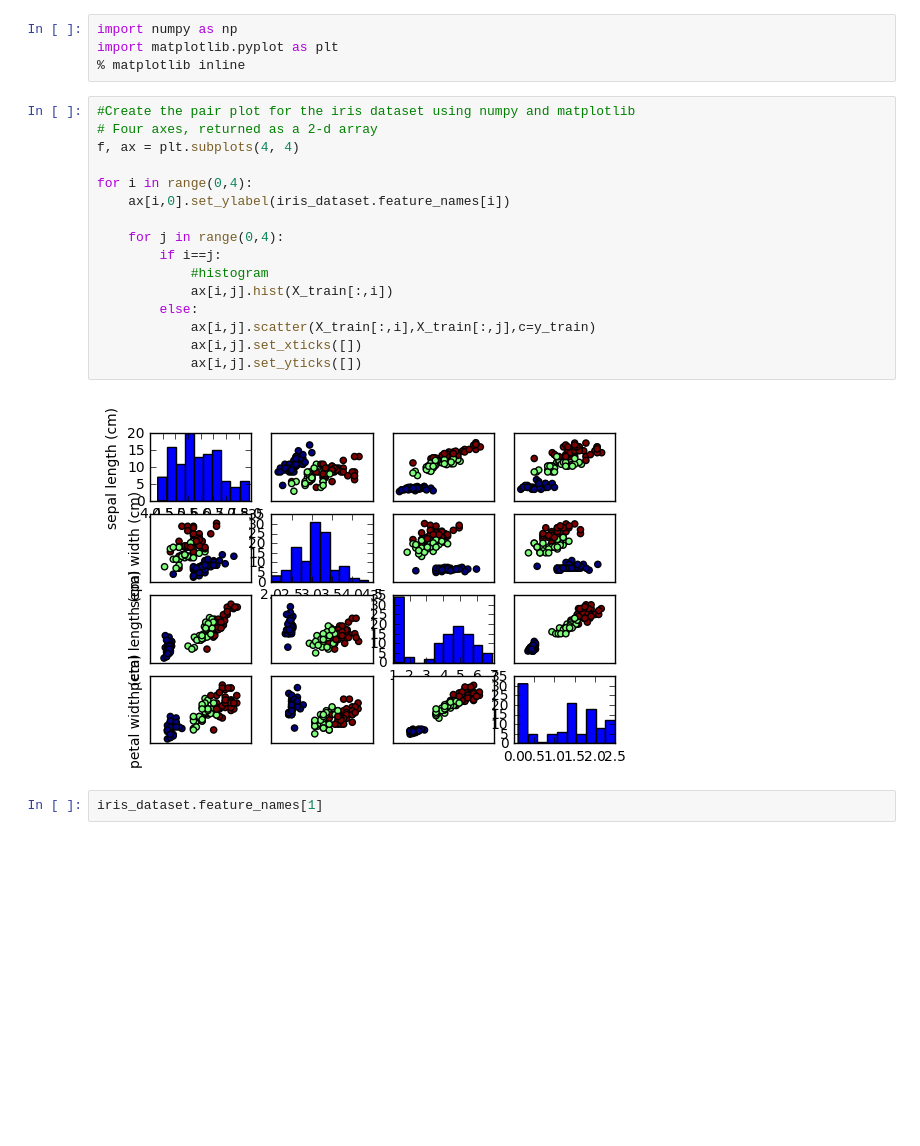
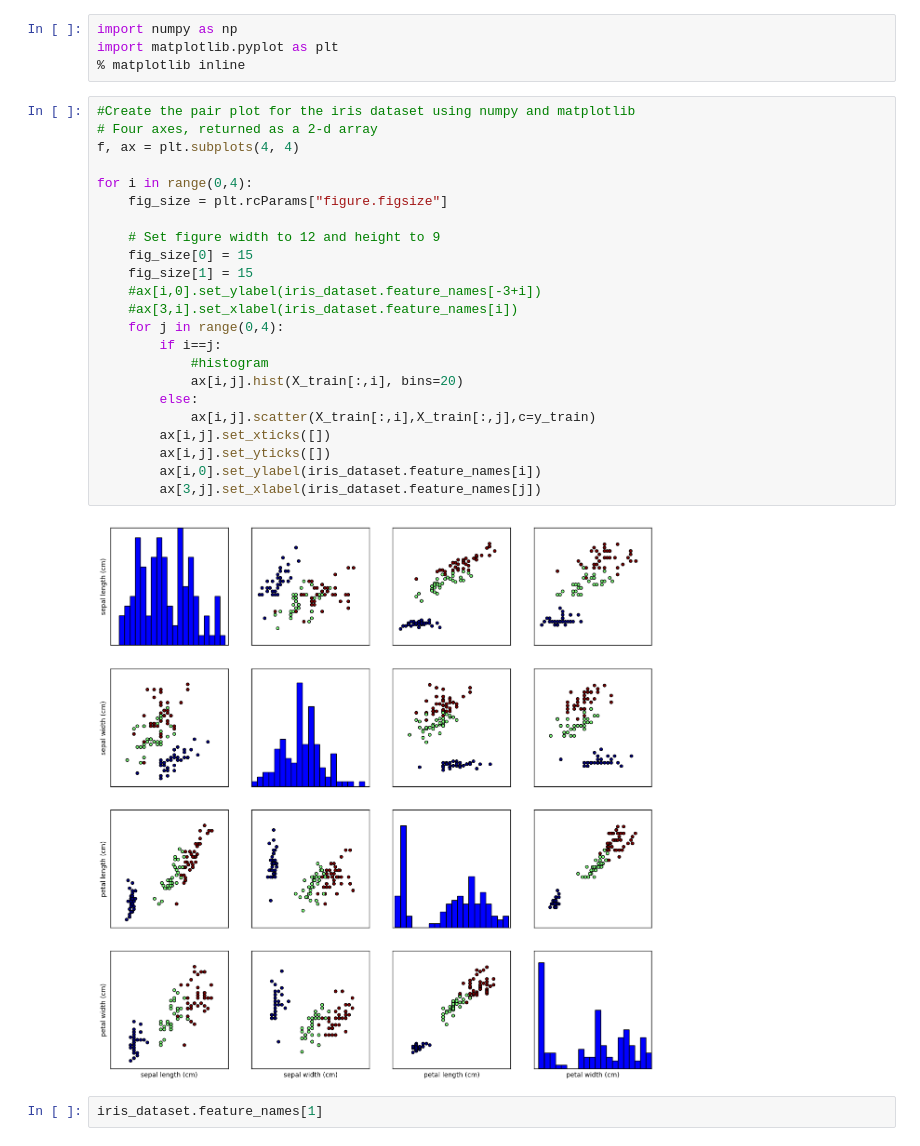
Before and after one commit to CMitropoulos/applied_ml_spring_2017, a Jupyter notebook: hw1Solutions/task4.ipynb, the cells around one changed output. Cells and saved outputs as stored; diff of their text form; blank space fills up the shorter version.

Commit message:
fix the pair plot

```diff
--- a/hw1Solutions/task4.ipynb
+++ b/hw1Solutions/task4.ipynb
@@ -26,21 +26,28 @@ import matplotlib.pyplot as plt
 # %%
 #Create the pair plot for the iris dataset using numpy and matplotlib
 # Four axes, returned as a 2-d array
 f, ax = plt.subplots(4, 4)
 
 for i in range(0,4):
-    ax[i,0].set_ylabel(iris_dataset.feature_names[i])
+    fig_size = plt.rcParams["figure.figsize"]
 
+    # Set figure width to 12 and height to 9
+    fig_size[0] = 15
+    fig_size[1] = 15
+    #ax[i,0].set_ylabel(iris_dataset.feature_names[-3+i])
+    #ax[3,i].set_xlabel(iris_dataset.feature_names[i])
     for j in range(0,4):
         if i==j:
             #histogram
-            ax[i,j].hist(X_train[:,i])
+            ax[i,j].hist(X_train[:,i], bins=20)
         else:
             ax[i,j].scatter(X_train[:,i],X_train[:,j],c=y_train)
-            ax[i,j].set_xticks([])
-            ax[i,j].set_yticks([])
+        ax[i,j].set_xticks([])
+        ax[i,j].set_yticks([])
+        ax[i,0].set_ylabel(iris_dataset.feature_names[i])
+        ax[3,j].set_xlabel(iris_dataset.feature_names[j])
 # %% [output]
-[figure, old version]
+[figure, new version]
 # %%
 iris_dataset.feature_names[1]
 # %% [output]
```
